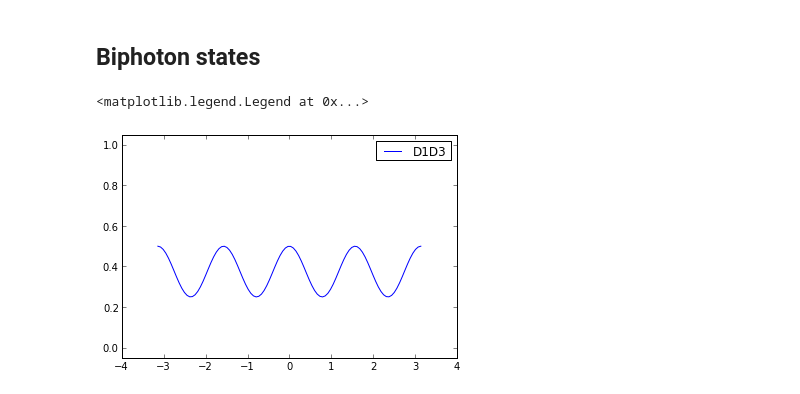
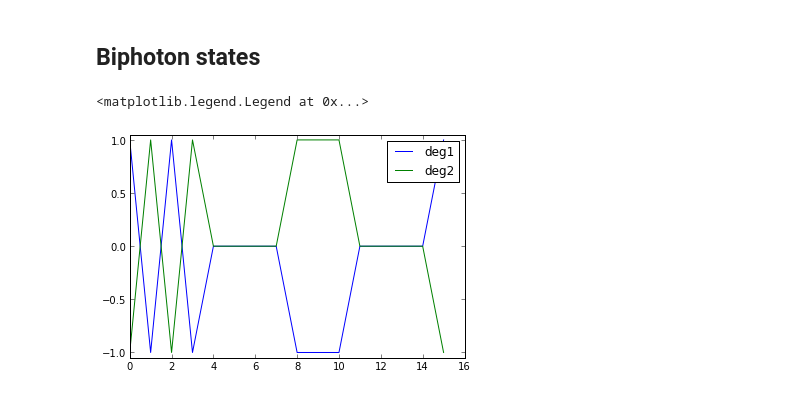
Before and after one commit to eoinmurray/icarus, a Jupyter notebook: notebooks/Derivation of Optical bench matrix system.ipynb, the cells around one changed output. Cells and saved outputs as stored; diff of their text form; code cells hidden in the pictures.

```diff
--- a/notebooks/Derivation of Optical bench matrix system.ipynb
+++ b/notebooks/Derivation of Optical bench matrix system.ipynb
@@ -292,13 +292,38 @@ def foo(phase, hwpx, hwpxx, qwpx, qwpxx):
     p4 = d2d4e(phase, hwpx, hwpxx, qwpx, qwpxx)
 
     return np.array([p1, p2, p3, p4])
+
+def bar(phase, hwpx, hwpxx, qwpx, qwpxx):
+
+    a1, a2, a3, a4 = foo(phase, hwpx, hwpxx, qwpx, qwpxx)
+
+    return (a1-a2)/(a1+a2), (a3-a4)/(a3+a4)
+# %%
+measurements = [
+   [0, 0, 0, 0],
+   [0, 0, np.pi/4, 0],
+   [np.pi/4, 0, np.pi/4, 0],
+   [np.pi/4, 0, 0, 0],
+   [0, np.pi/4, 0, 0],
+   [0, np.pi/4, np.pi/4, 0],
+   [np.pi/8, np.pi/4, np.pi/4, 0],
+   [np.pi/8, np.pi/4, 0, 0],
+   [np.pi/8, np.pi/4, 0, np.pi/4],
+   [np.pi/8, np.pi/4, np.pi/8, np.pi/4],
+   [0, np.pi/4, np.pi/8, np.pi/4],
+   [0, 0, np.pi/8, np.pi/4],
+   [np.pi/4, 0, np.pi/8, np.pi/4],
+   [np.pi/4, 0, 0, -np.pi/4],
+   [0, 0, 0, -np.pi/4],
+   [0, np.pi/4, 0, -np.pi/4]
+   ]
 # %%
 angles = np.linspace(-np.pi, np.pi, 100)
 
-plt.plot(angles, [foo(1, angle, 0, angle, 0)[0] for angle in angles])
+plt.plot([bar(1, m[0], m[2], m[1], m[3]) for m in measurements])
 
-plt.ylim([-0.05, 1.05])
-plt.legend(['D1D3', 'D1D4', 'D2D3', 'D2D4'])
+plt.ylim([-1.05, 1.05])
+plt.legend(['deg1', 'deg2'])
 # %% [output]
 <matplotlib.legend.Legend at 0x...>
-[figure, old version]
+[figure, new version]
```
Also changed, not shown: parts of 2 cells of this notebook, 1 other file.
